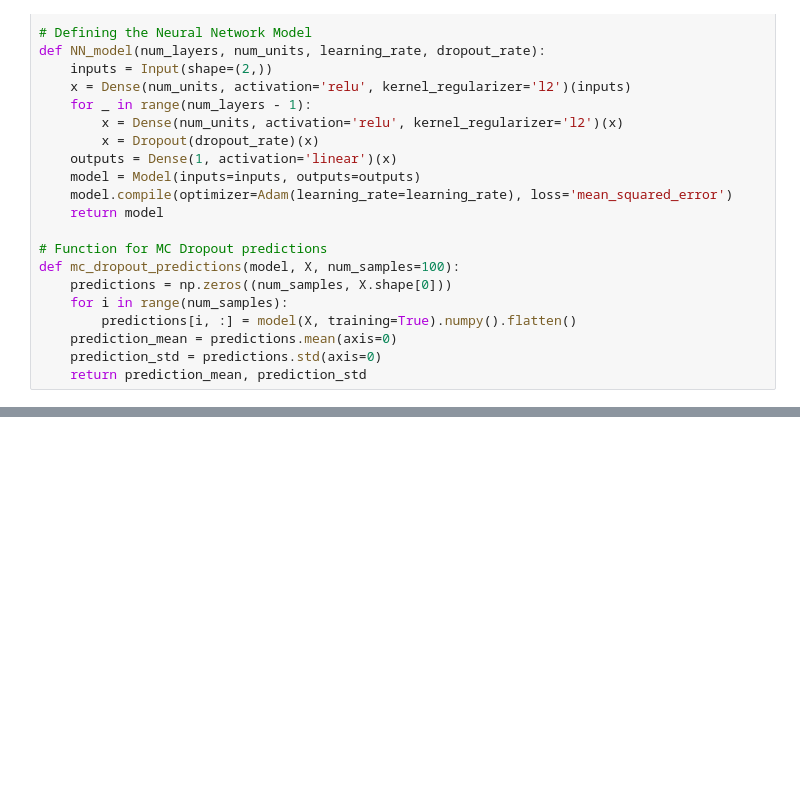
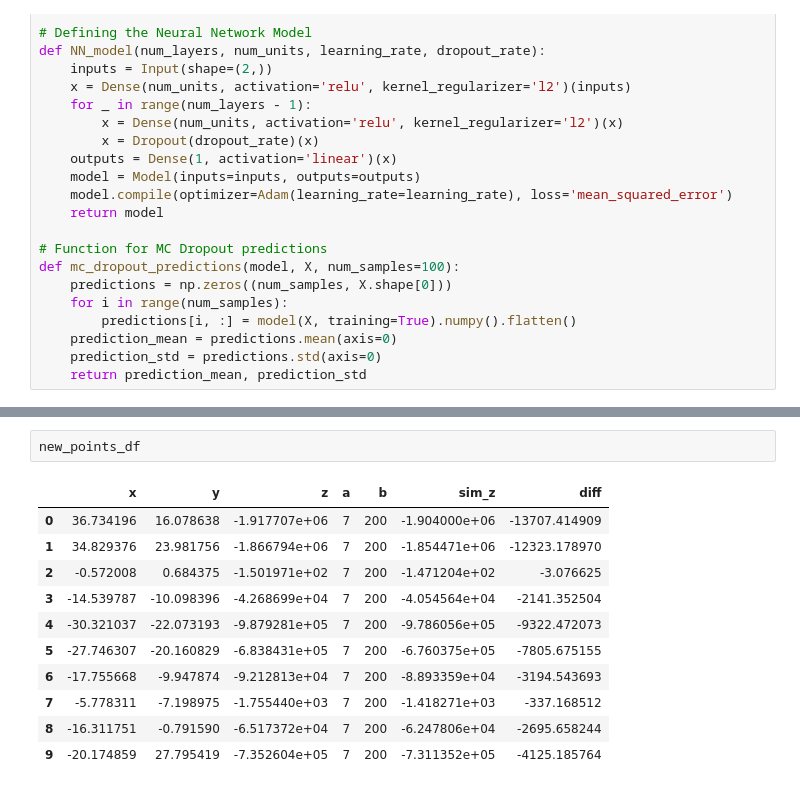
Before and after one commit to ScoutCodes/SMILE, a Jupyter notebook: BayesOpt_Code/BNN_V4.ipynb, the cells around one changed output, grey strips where cells are left out. Cells and saved outputs as stored; diff of their text form; blank space fills up the shorter version.

```diff
--- a/BayesOpt_Code/BNN_V4.ipynb
+++ b/BayesOpt_Code/BNN_V4.ipynb
@@ -466,0 +341,14 @@ df
+# %%
+new_points_df
+# %% [output]
+|  | x | y | z | a | b | sim_z | diff |
+| 0 | 36.734196 | 16.078638 | -1.917707e+06 | 7 | 200 | -1.904000e+06 | -13707.414909 |
+| 1 | 34.829376 | 23.981756 | -1.866794e+06 | 7 | 200 | -1.854471e+06 | -12323.178970 |
+| 2 | -0.572008 | 0.684375 | -1.501971e+02 | 7 | 200 | -1.471204e+02 | -3.076625 |
+| 3 | -14.539787 | -10.098396 | -4.268699e+04 | 7 | 200 | -4.054564e+04 | -2141.352504 |
+| 4 | -30.321037 | -22.073193 | -9.879281e+05 | 7 | 200 | -9.786056e+05 | -9322.472073 |
+| 5 | -27.746307 | -20.160829 | -6.838431e+05 | 7 | 200 | -6.760375e+05 | -7805.675155 |
+| 6 | -17.755668 | -9.947874 | -9.212813e+04 | 7 | 200 | -8.893359e+04 | -3194.543693 |
+| 7 | -5.778311 | -7.198975 | -1.755440e+03 | 7 | 200 | -1.418271e+03 | -337.168512 |
+| 8 | -16.311751 | -0.791590 | -6.517372e+04 | 7 | 200 | -6.247806e+04 | -2695.658244 |
+| 9 | -20.174859 | 27.795419 | -7.352604e+05 | 7 | 200 | -7.311352e+05 | -4125.185764 |
```
Also changed, not shown: parts of 16 cells of this notebook, 18 other files.
